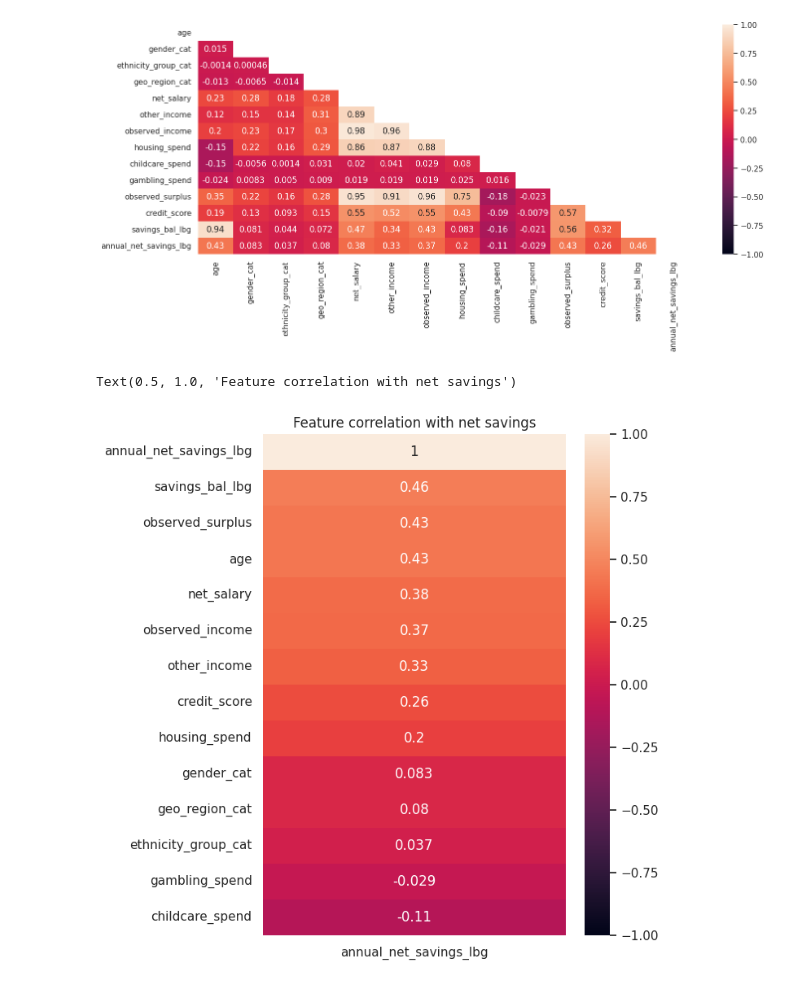
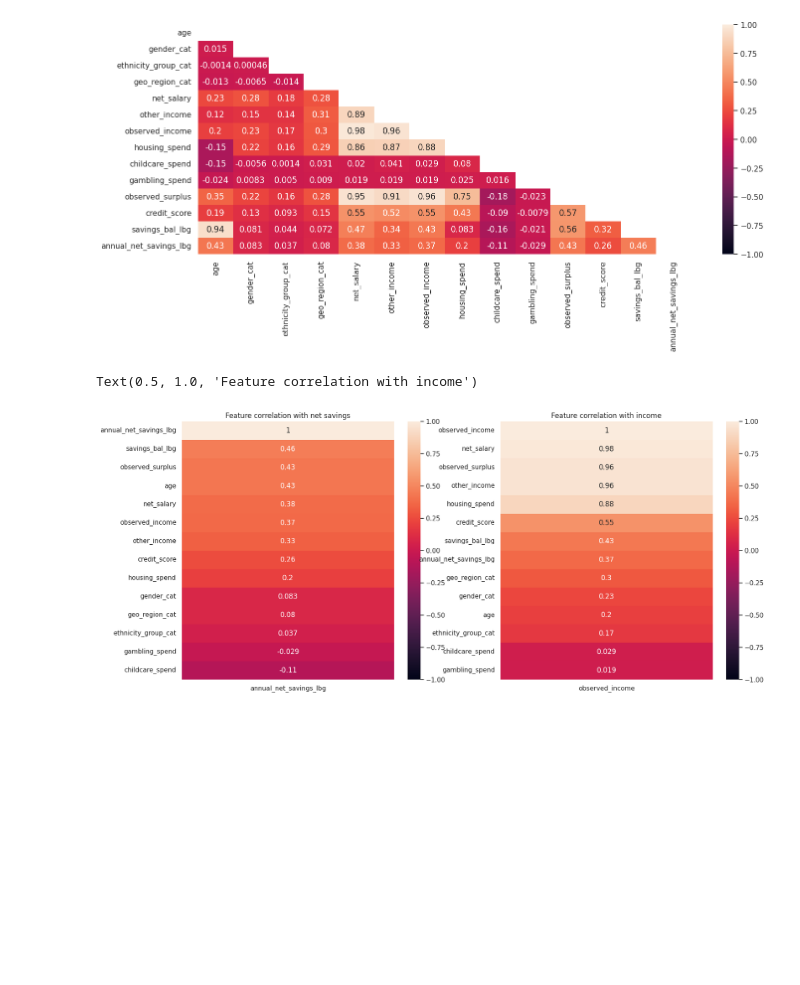
Before and after one commit to hasibahmed/exercise, a Jupyter notebook: technical_exercise/2.input_variables.ipynb, the cells around one changed output. Cells and saved outputs as stored; diff of their text form; code cells hidden in the pictures; blank space fills up the shorter version.

```diff
--- a/technical_exercise/2.input_variables.ipynb
+++ b/technical_exercise/2.input_variables.ipynb
@@ -114,9 +98,10 @@ for col in num_cols:
     plt.subplot(324)
     sns.boxplot(y=df[col], x = df['geo_region_cat'], notch=True, showmeans=True)
     plt.subplot(325)
-    plt.hist(df[col], density=False, alpha=0.5, label=col,histtype='step', stacked=True, color='black')
+    hist = plt.hist(df[col], density=False, alpha=0.5, label=col,histtype='step', stacked=True, color='black', log=True, bins='auto')
+    # plt.locator_params(axis='x', nbins=len(hist[0]))
+    plt.figtext(0.2,0.2, f'nbins={len(hist[0])}')
     plt.legend(loc='upper right')
     plt.subplot(326)
     plt.text(0.1, 0.1, f"{df[col].describe()}")
-    # plt.legend(loc='upper right')
 # %% [output]
@@ -140,9 +149,13 @@ sns.heatmap(df.corr(), mask=mask, vmin= -1, vmax= 1, annot=True)
 <Axes: >
 [figure]
 # %%
-plt.figure(figsize=(6,8))
+plt.figure(figsize=(18,8))
+plt.subplot(121)
 heatmap = sns.heatmap(df.corr()[['annual_net_savings_lbg']].sort_values(by='annual_net_savings_lbg', ascending=False), vmin= -1, vmax= 1, annot=True)
 heatmap.set_title('Feature correlation with net savings')
+plt.subplot(122)
+heatmap = sns.heatmap(df.corr()[['observed_income']].sort_values(by='observed_income', ascending=False), vmin= -1, vmax= 1, annot=True)
+heatmap.set_title('Feature correlation with income')
 # %% [output]
-Text(0.5, 1.0, 'Feature correlation with net savings')
+Text(0.5, 1.0, 'Feature correlation with income')
-[figure, old version]
+[figure, new version]
```
Also changed, not shown: parts of 8 cells of this notebook.
